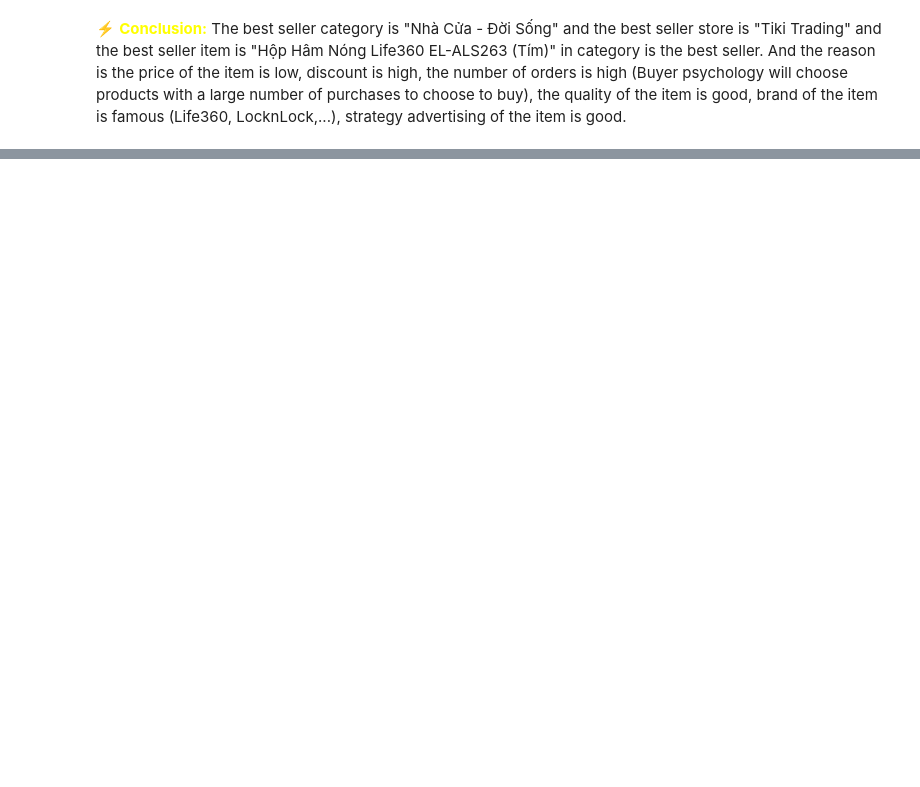
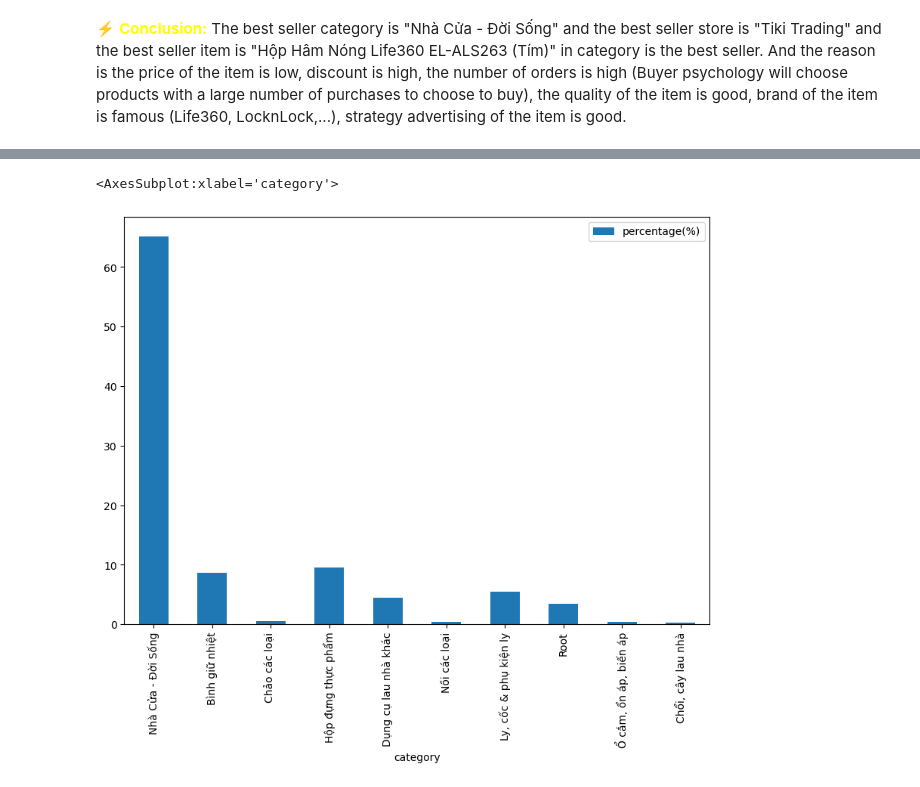
Before and after one commit to TienDat57/IntroductionToDataScience, a Jupyter notebook: src/visualization/index.ipynb, the cells around one changed output, grey strips where cells are left out. Saved outputs shown, nothing was run; the diff lists cells and outputs as text; code cells hidden in the pictures; blank space fills up the shorter version.

```diff
--- a/src/visualization/index.ipynb
+++ b/src/visualization/index.ipynb
@@ -82,0 +103,4 @@ df_top5_products.head(10)
+# %%
+# create a new column to store the sales by multiplying the price and the sold quantity
+df_products_copy['sales'] = df_products_copy['p_original_price'] * df_products_copy['p_sold_quantity']
+df_products_copy
@@ -82,0 +154,19 @@ df_top5_products.head(10)
+# %%
+# we will move the product with id 232 to category 'Nhà cửa - Đời sống' and the product with id 887 to category 'Hộp đựng thực phẩm'
+df_products_copy.loc[df_products_copy['p_id'] == 134621577, 'p_categories'] = 'Nhà Cửa - Đời Sống'
+df_products_copy.loc[df_products_copy['p_id'] == 3526073, 'p_categories'] = 'Hộp đựng thực phẩm'
+# %%
+# group each category in store which has p_shop_name is Tiki trading
+df_cate_in_store = df_products_copy[df_products_copy['p_shop_name'] == 'Tiki Trading'].groupby('p_categories')
+
+# get the total sales of each category
+df_cate_in_store_total_sales = df_cate_in_store['sales'].sum().sort_values(ascending=False).reindex().rename_axis('category').reset_index(name='total_sales')
+df_cate_in_store_total_sales
+
+df_cate_in_store_count = df_cate_in_store['p_id'].count().sort_values(ascending=False).reindex().rename_axis('category').reset_index(name='count')
+df_cate_in_store_count
+
+# merge two dataframe
+df_cate_in_store_total_sales = df_cate_in_store_count.merge(df_cate_in_store_total_sales, on='category')
+df_cate_in_store_total_sales.loc['Sum'] = df_cate_in_store_total_sales.sum()
+df_cate_in_store_total_sales
@@ -82,0 +193,4 @@ df_top5_products.head(10)
+# %%
+# the percentage of each category in store
+df_cate_in_store_total_sales['percentage(%)'] = round(df_cate_in_store_total_sales['total_sales'] / df_cate_in_store_total_sales['total_sales']['Sum'] * 100,2)
+df_cate_in_store_total_sales
@@ -82,0 +215,6 @@ df_top5_products.head(10)
+# %%
+# show bar chart with top 10 categories in store
+df_cate_in_store_total_sales[:10].plot.bar(x='category', y='percentage(%)', rot=90, figsize=(10,7))
+# %% [output]
+<AxesSubplot:xlabel='category'>
+[figure, added]
```
Also changed, not shown: parts of 15 cells of this notebook.
